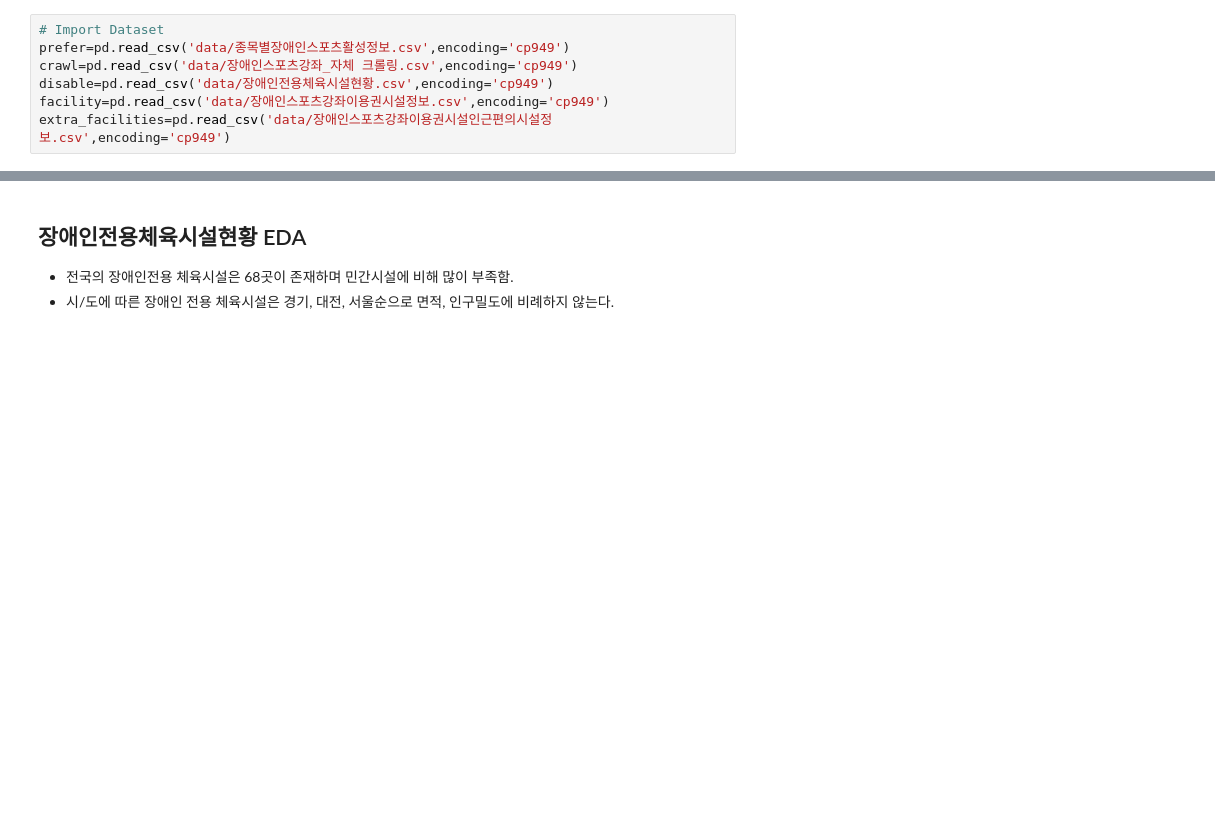
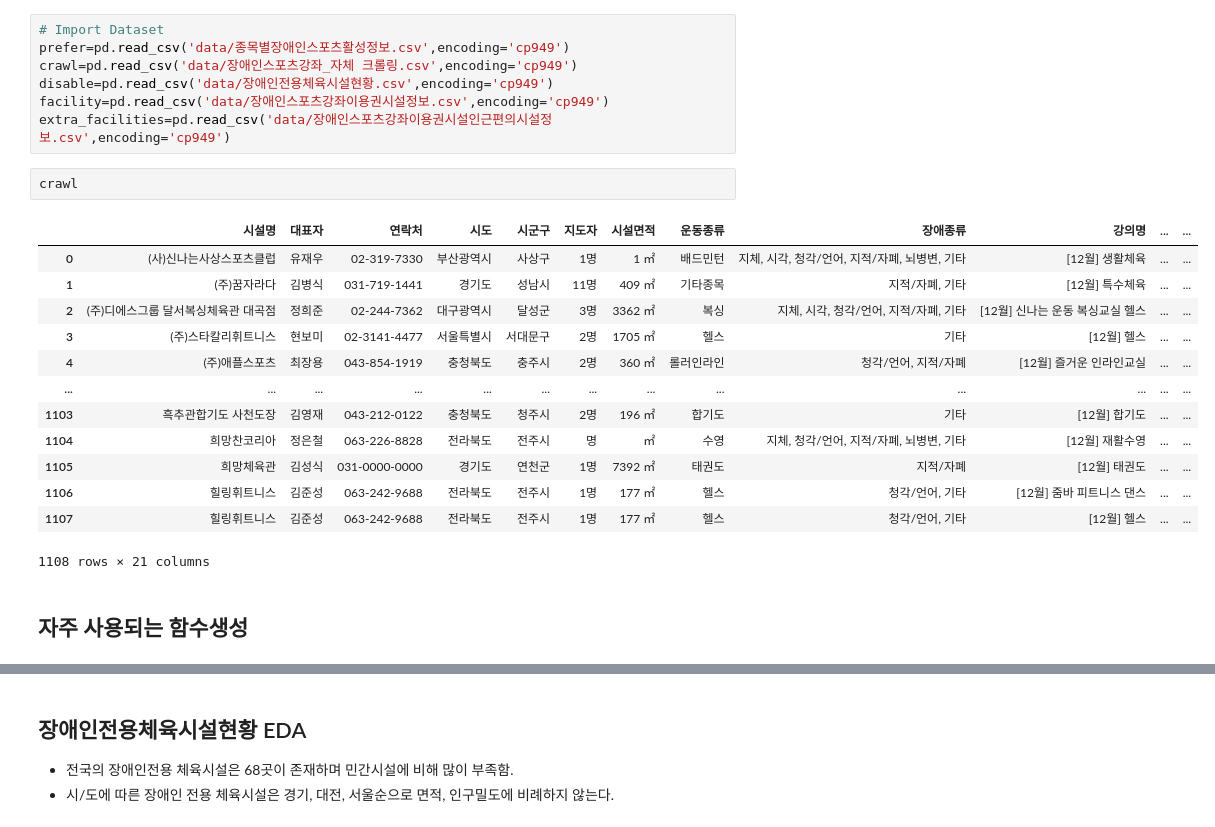
Before and after one commit to dokdin/Portfolio2, a Jupyter notebook: Code/EDA.ipynb, the cells around one changed output, grey strips where cells are left out. Drawn from its saved outputs; the diff is of its cells as text; blank space fills up the shorter version.

```diff
--- a/Code/EDA.ipynb
+++ b/Code/EDA.ipynb
@@ -34,3 +35,21 @@ crawl=pd.read_csv('data/장애인스포츠강좌_자체 크롤링.csv',encoding=
 disable=pd.read_csv('data/장애인전용체육시설현황.csv',encoding='cp949')
 facility=pd.read_csv('data/장애인스포츠강좌이용권시설정보.csv',encoding='cp949')
 extra_facilities=pd.read_csv('data/장애인스포츠강좌이용권시설인근편의시설정보.csv',encoding='cp949')
+# %%
+crawl
+# %% [output]
+|  | 시설명 | 대표자 | 연락처 | 시도 | 시군구 | 지도자 | 시설면적 | 운동종류 | 장애종류 | 강의명 | ... | ... |
+| 0 | (사)신나는사상스포츠클럽 | 유재우 | 02-319-7330 | 부산광역시 | 사상구 | 1명 | 1 ㎡ | 배드민턴 | 지체, 시각, 청각/언어, 지적/자폐, 뇌병변, 기타 | [12월] 생활체육 | ... | ... |
+| 1 | (주)꿈자라다 | 김병식 | 031-719-1441 | 경기도 | 성남시 | 11명 | 409 ㎡ | 기타종목 | 지적/자폐, 기타 | [12월] 특수체육 | ... | ... |
+| 2 | (주)디에스그룹 달서복싱체육관 대곡점 | 정희준 | 02-244-7362 | 대구광역시 | 달성군 | 3명 | 3362 ㎡ | 복싱 | 지체, 시각, 청각/언어, 지적/자폐, 기타 | [12월] 신나는 운동 복싱교실 헬스 | ... | ... |
+| 3 | (주)스타칼리휘트니스 | 현보미 | 02-3141-4477 | 서울특별시 | 서대문구 | 2명 | 1705 ㎡ | 헬스 | 기타 | [12월] 헬스 | ... | ... |
+| 4 | (주)애플스포츠 | 최장용 | 043-854-1919 | 충청북도 | 충주시 | 2명 | 360 ㎡ | 롤러인라인 | 청각/언어, 지적/자폐 | [12월] 즐거운 인라인교실 | ... | ... |
+| ... | ... | ... | ... | ... | ... | ... | ... | ... | ... | ... | ... | ... |
+| 1103 | 흑추관합기도 사천도장 | 김영재 | 043-212-0122 | 충청북도 | 청주시 | 2명 | 196 ㎡ | 합기도 | 기타 | [12월] 합기도 | ... | ... |
+| 1104 | 희망찬코리아 | 정은철 | 063-226-8828 | 전라북도 | 전주시 | 명 | ㎡ | 수영 | 지체, 청각/언어, 지적/자폐, 뇌병변, 기타 | [12월] 재활수영 | ... | ... |
+| 1105 | 희망체육관 | 김성식 | 031-0000-0000 | 경기도 | 연천군 | 1명 | 7392 ㎡ | 태권도 | 지적/자폐 | [12월] 태권도 | ... | ... |
+| 1106 | 힐링휘트니스 | 김준성 | 063-242-9688 | 전라북도 | 전주시 | 1명 | 177 ㎡ | 헬스 | 청각/언어, 기타 | [12월] 줌바 피트니스 댄스 | ... | ... |
+| 1107 | 힐링휘트니스 | 김준성 | 063-242-9688 | 전라북도 | 전주시 | 1명 | 177 ㎡ | 헬스 | 청각/언어, 기타 | [12월] 헬스 | ... | ... |
+1108 rows × 21 columns
+# %% [markdown]
+## 자주 사용되는 함수생성
```
Also changed, not shown: parts of 31 cells of this notebook.
